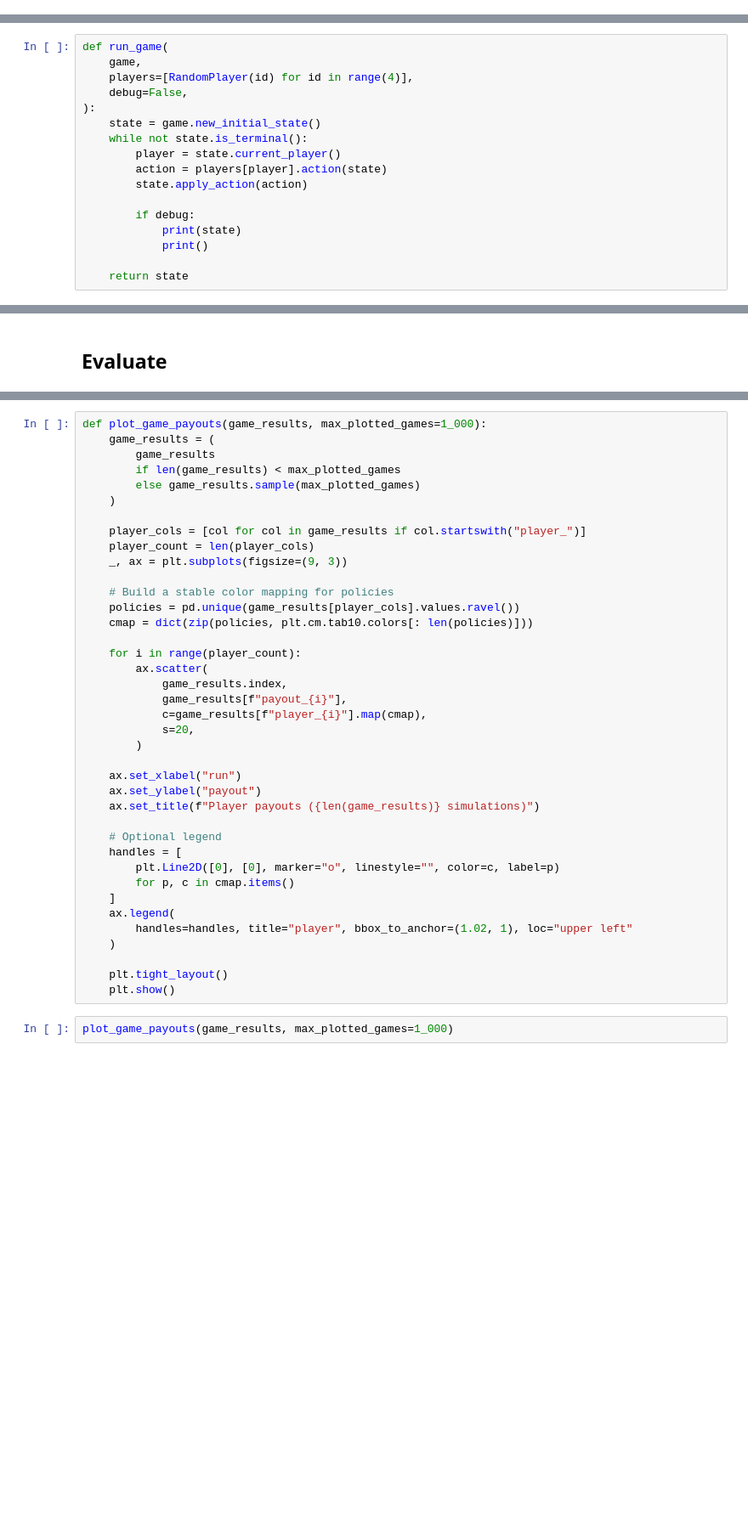
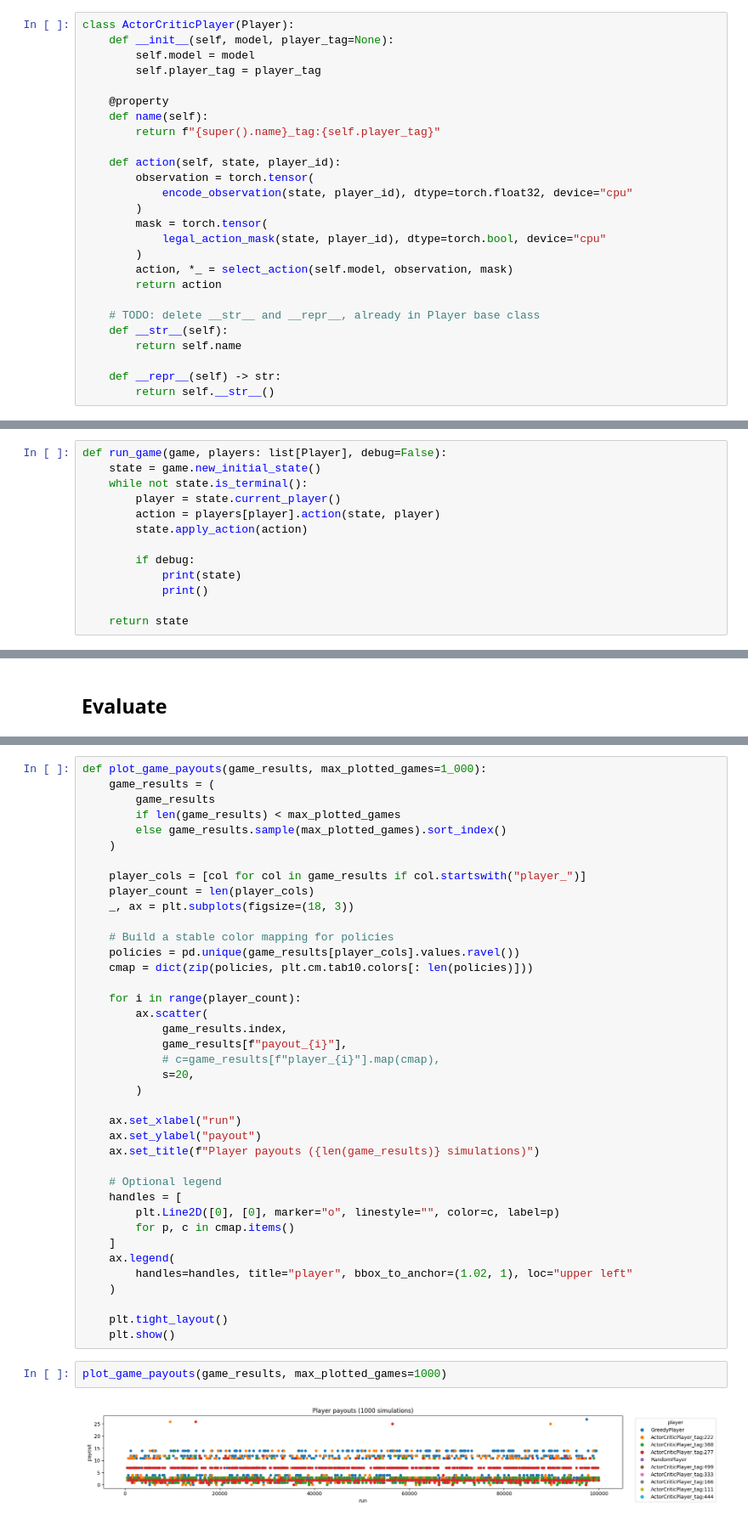
Before and after one commit to tonipenya/clepto_ninja, a Jupyter notebook: train.ipynb, the cells around one changed output, grey strips where cells are left out. Shown at 85% size. Cells and saved outputs as stored; diff of their text form; blank space fills up the shorter version.

```diff
--- a/train.ipynb
+++ b/train.ipynb
@@ -87,0 +486,26 @@ class FixedPlayersGameWrapper(pyspiel.Game):
+# %%
+class ActorCriticPlayer(Player):
+    def __init__(self, model, player_tag=None):
+        self.model = model
+        self.player_tag = player_tag
+
+    @property
+    def name(self):
+        return f"{super().name}_tag:{self.player_tag}"
+
+    def action(self, state, player_id):
+        observation = torch.tensor(
+            encode_observation(state, player_id), dtype=torch.float32, device="cpu"
+        )
+        mask = torch.tensor(
+            legal_action_mask(state, player_id), dtype=torch.bool, device="cpu"
+        )
+        action, *_ = select_action(self.model, observation, mask)
+        return action
+
+    # TODO: delete __str__ and __repr__, already in Player base class
+    def __str__(self):
+        return self.name
+
+    def __repr__(self) -> str:
+        return self.__str__()
@@ -88,13 +526,9 @@ class FixedPlayersGameWrapper(pyspiel.Game):
 # %%
-def run_game(
-    game,
-    players=[RandomPlayer(id) for id in range(4)],
-    debug=False,
-):
+def run_game(game, players: list[Player], debug=False):
     state = game.new_initial_state()
     while not state.is_terminal():
         player = state.current_player()
-        action = players[player].action(state)
+        action = players[player].action(state, player)
         state.apply_action(action)
 
         if debug:
@@ -239,12 +587,12 @@ def plot_game_payouts(game_results, max_plotted_games=1_000):
     game_results = (
         game_results
         if len(game_results) < max_plotted_games
-        else game_results.sample(max_plotted_games)
+        else game_results.sample(max_plotted_games).sort_index()
     )
 
     player_cols = [col for col in game_results if col.startswith("player_")]
     player_count = len(player_cols)
-    _, ax = plt.subplots(figsize=(9, 3))
+    _, ax = plt.subplots(figsize=(18, 3))
 
     # Build a stable color mapping for policies
     policies = pd.unique(game_results[player_cols].values.ravel())
@@ -254,7 +602,7 @@ def plot_game_payouts(game_results, max_plotted_games=1_000):
         ax.scatter(
             game_results.index,
             game_results[f"payout_{i}"],
-            c=game_results[f"player_{i}"].map(cmap),
+            # c=game_results[f"player_{i}"].map(cmap),
             s=20,
         )
 
@@ -274,7 +622,9 @@ def plot_game_payouts(game_results, max_plotted_games=1_000):
     plt.tight_layout()
     plt.show()
 # %%
-plot_game_payouts(game_results, max_plotted_games=1_000)
+plot_game_payouts(game_results, max_plotted_games=1000)
+# %% [output]
+[figure, added]
 # %%
 def player_payout_stats(game_results):
     player_cols = [col for col in game_results if col.startswith("player_")]
```
Also changed, not shown: parts of 30 cells of this notebook, 1 other file.
